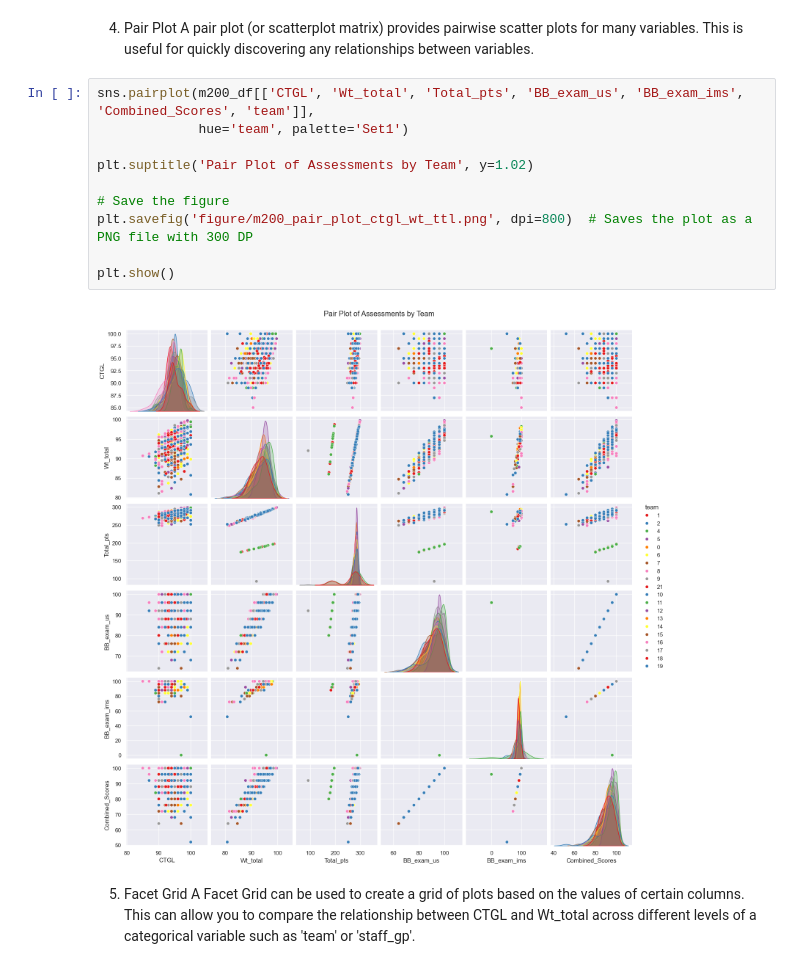
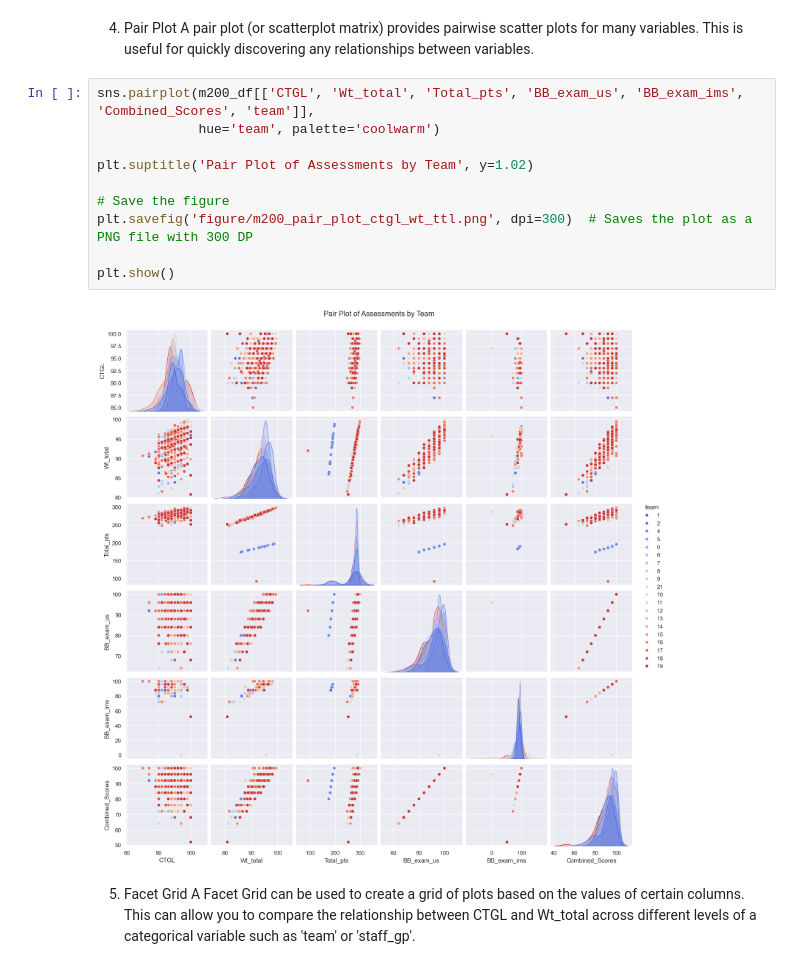
Before and after one commit to JBtallgrass/M200, a Jupyter notebook: M200_analysis.ipynb, the cells around one changed output. Saved outputs shown, nothing was run; the diff lists cells and outputs as text.

```diff
--- a/M200_analysis.ipynb
+++ b/M200_analysis.ipynb
@@ -519,16 +519,16 @@ plt.show()
 A pair plot (or scatterplot matrix) provides pairwise scatter plots for many variables. This is useful for quickly discovering any relationships between variables.
 # %%
 sns.pairplot(m200_df[['CTGL', 'Wt_total', 'Total_pts', 'BB_exam_us', 'BB_exam_ims', 'Combined_Scores', 'team']],
-             hue='team', palette='Set1')
+             hue='team', palette='coolwarm')
 
 plt.suptitle('Pair Plot of Assessments by Team', y=1.02)
 
 # Save the figure
-plt.savefig('figure/m200_pair_plot_ctgl_wt_ttl.png', dpi=800)  # Saves the plot as a PNG file with 300 DP
+plt.savefig('figure/m200_pair_plot_ctgl_wt_ttl.png', dpi=300)  # Saves the plot as a PNG file with 300 DP
 
 plt.show()
 # %% [output]
-[figure, old version]
+[figure, new version]
 # %% [markdown]
 5. Facet Grid
 A Facet Grid can be used to create a grid of plots based on the values of certain columns. This can allow you to compare the relationship between CTGL and Wt_total across different levels of a categorical variable such as 'team' or 'staff_gp'.
```
Also changed, not shown: parts of 1 cell of this notebook, 2 other files.
